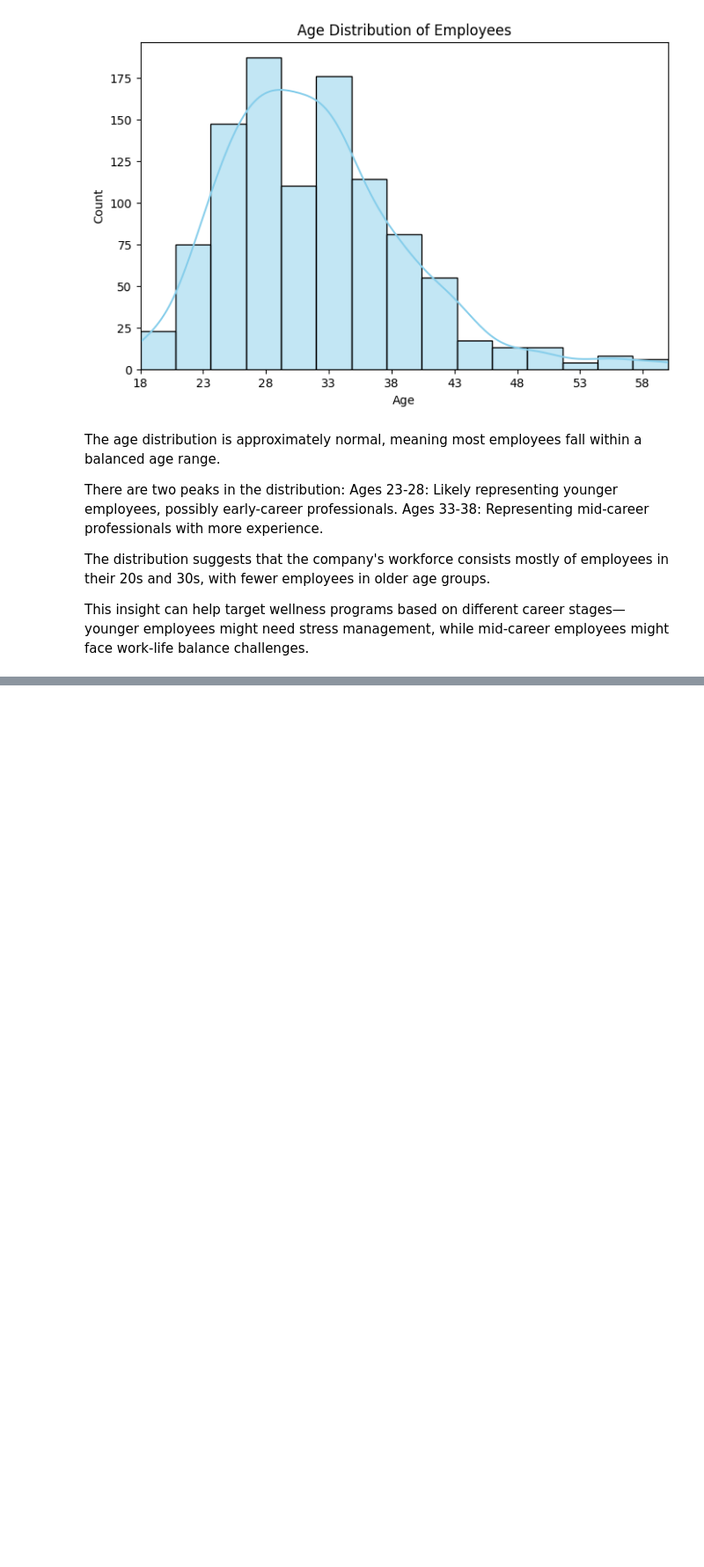
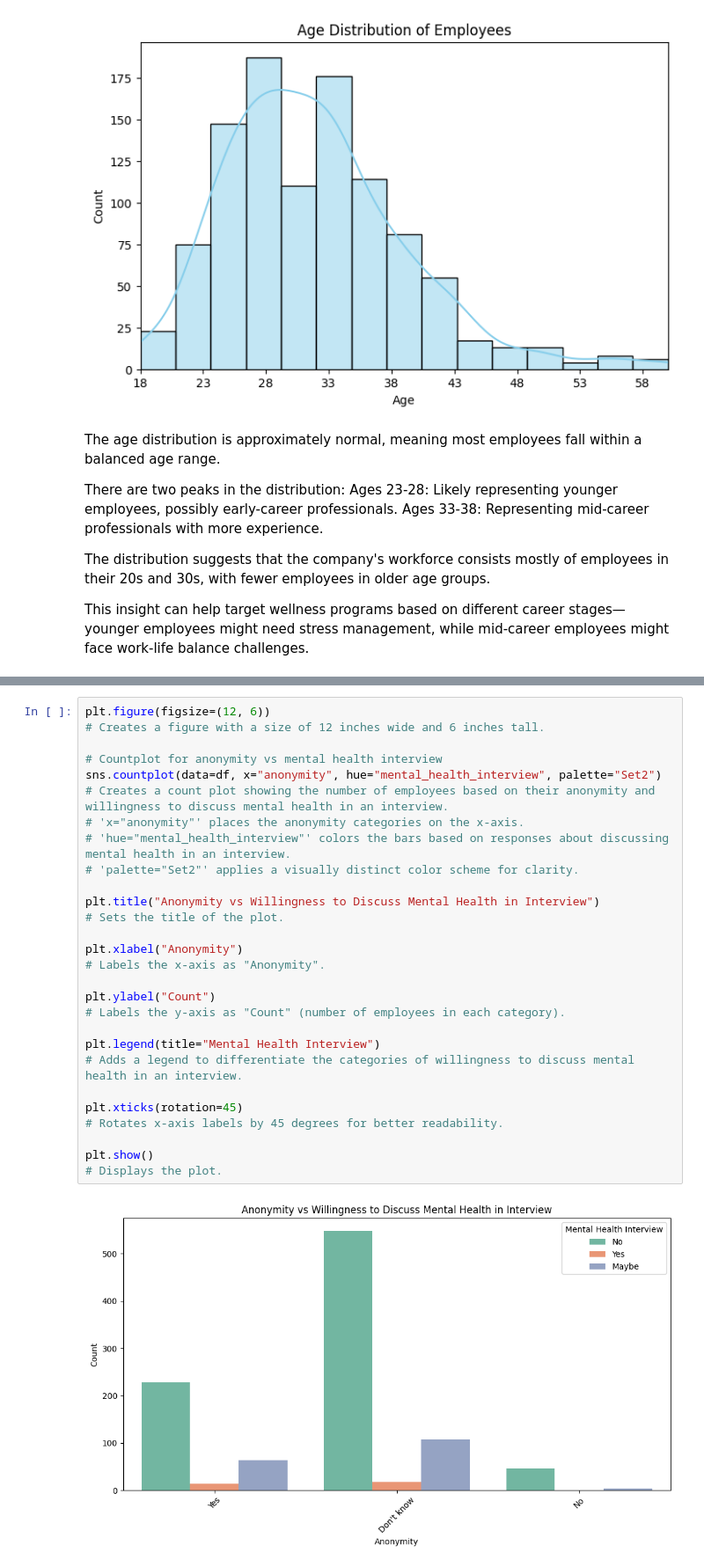
Before and after one commit to Pratham6996/Data-Analysis, a Jupyter notebook: employee_visuals.ipynb, the cells around one changed output, grey strips where cells are left out. Shown at 88% size. Drawn from its saved outputs; the diff is of its cells as text; blank space fills up the shorter version.

```diff
--- a/employee_visuals.ipynb
+++ b/employee_visuals.ipynb
@@ -385,0 +642,30 @@ plt.show()
+# %%
+plt.figure(figsize=(12, 6))
+# Creates a figure with a size of 12 inches wide and 6 inches tall.
+
+# Countplot for anonymity vs mental health interview
+sns.countplot(data=df, x="anonymity", hue="mental_health_interview", palette="Set2")
+# Creates a count plot showing the number of employees based on their anonymity and willingness to discuss mental health in an interview.
+# 'x="anonymity"' places the anonymity categories on the x-axis.
+# 'hue="mental_health_interview"' colors the bars based on responses about discussing mental health in an interview.
+# 'palette="Set2"' applies a visually distinct color scheme for clarity.
+
+plt.title("Anonymity vs Willingness to Discuss Mental Health in Interview")
+# Sets the title of the plot.
+
+plt.xlabel("Anonymity")
+# Labels the x-axis as "Anonymity".
+
+plt.ylabel("Count")
+# Labels the y-axis as "Count" (number of employees in each category).
+
+plt.legend(title="Mental Health Interview")
+# Adds a legend to differentiate the categories of willingness to discuss mental health in an interview.
+
+plt.xticks(rotation=45)
+# Rotates x-axis labels by 45 degrees for better readability.
+
+plt.show()
+# Displays the plot.
+# %% [output]
+[figure, added]
```
Also changed, not shown: parts of 44 cells of this notebook, 3 other files.
